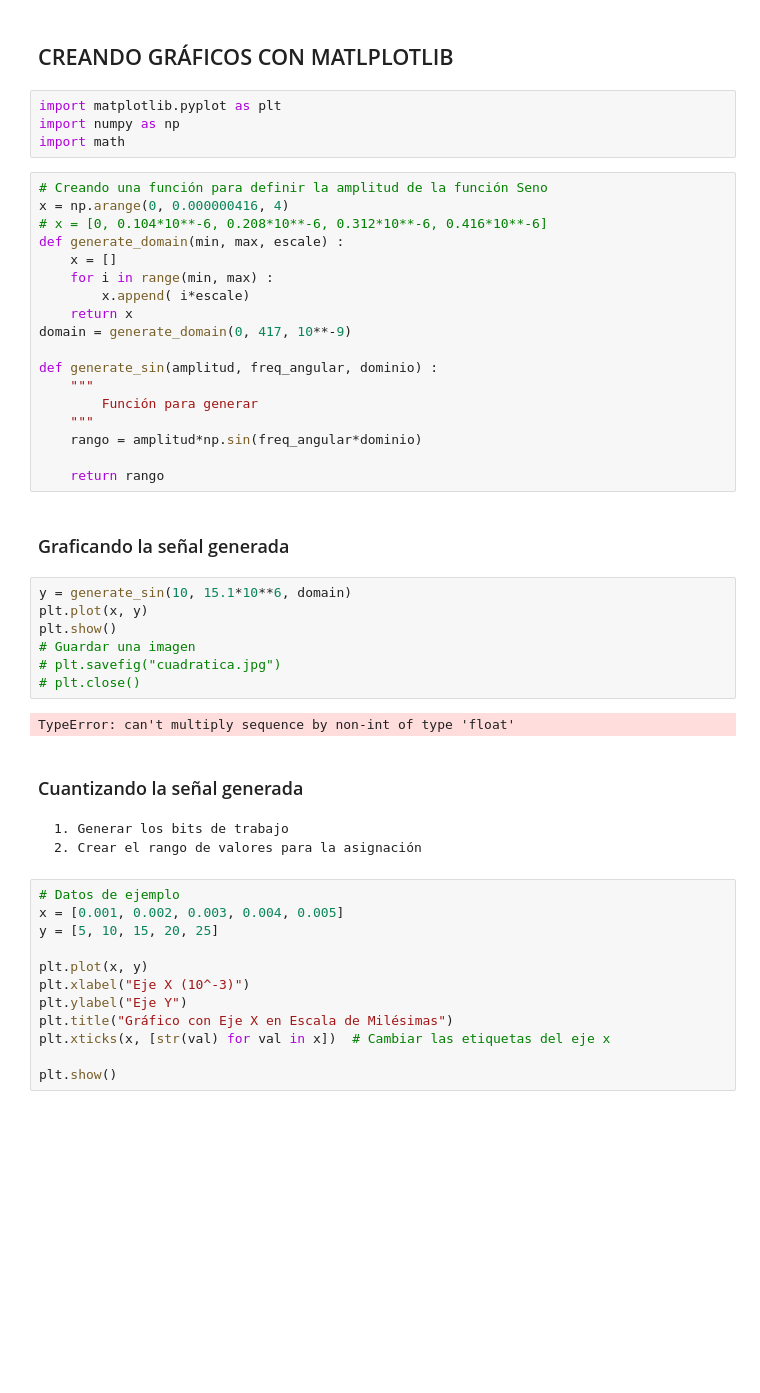
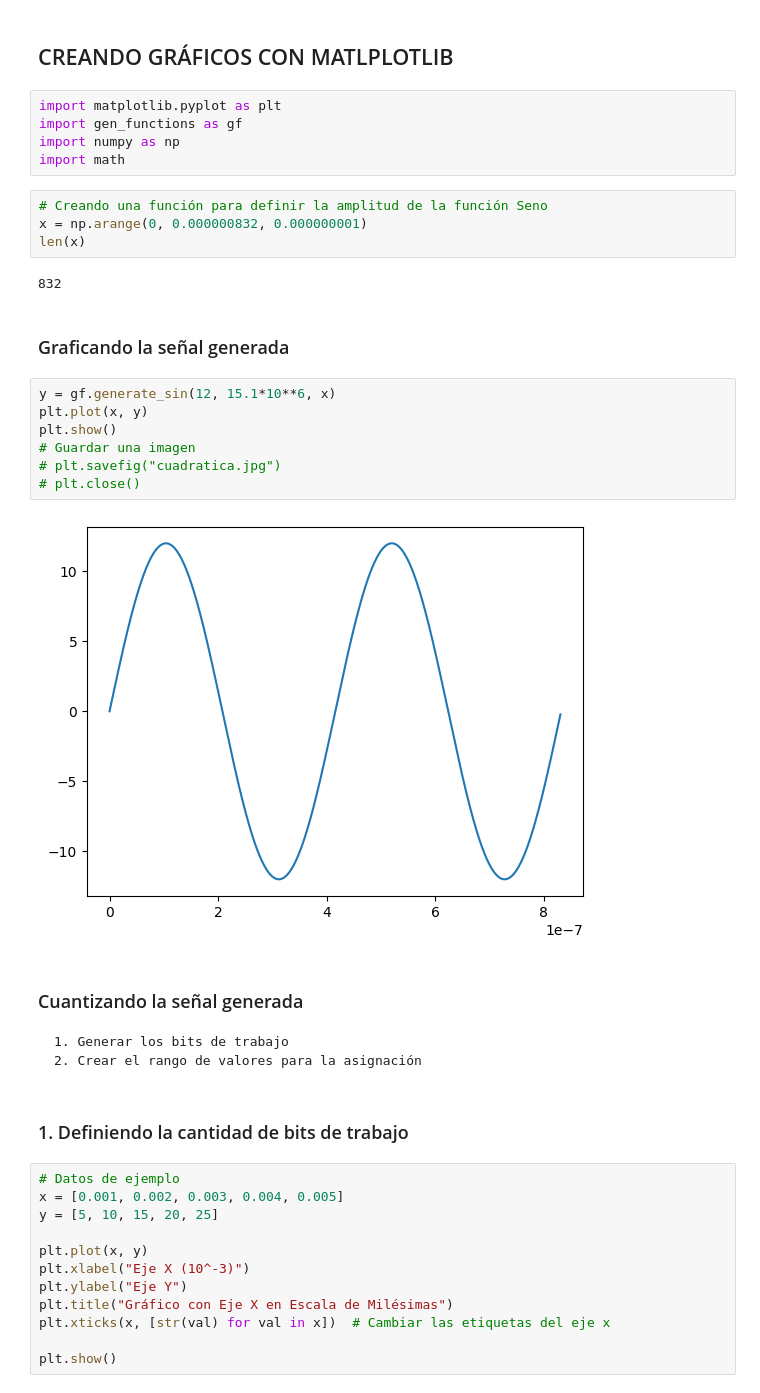
Before and after one commit to dbsalazarr/converter-ad-da, a Jupyter notebook: graphic_functions.ipynb, the cells around one changed output. Saved outputs shown, nothing was run; the diff lists cells and outputs as text; blank space fills up the shorter version.

```diff
--- a/graphic_functions.ipynb
+++ b/graphic_functions.ipynb
@@ -2,41 +2,32 @@
 ## CREANDO GRÁFICOS CON MATLPLOTLIB
 # %%
 import matplotlib.pyplot as plt
+import gen_functions as gf
 import numpy as np
 import math
 # %%
 # Creando una función para definir la amplitud de la función Seno
-x = np.arange(0, 0.000000416, 4)
-# x = [0, 0.104*10**-6, 0.208*10**-6, 0.312*10**-6, 0.416*10**-6]
-def generate_domain(min, max, escale) :
-    x = []
-    for i in range(min, max) :
-        x.append( i*escale)
-    return x
-domain = generate_domain(0, 417, 10**-9)
-
-def generate_sin(amplitud, freq_angular, dominio) :
-    """
-        Función para generar
-    """
-    rango = amplitud*np.sin(freq_angular*dominio)
-
-    return rango
+x = np.arange(0, 0.000000832, 0.000000001)
+len(x)
+# %% [output]
+832
 # %% [markdown]
 ### Graficando la señal generada
-# %%
-y = generate_sin(10, 15.1*10**6, domain)
-plt.plot(x, y)
-plt.show()
-# Guardar una imagen
-# plt.savefig("cuadratica.jpg")
-# plt.close()
-# %% [output]
-TypeError: can't multiply sequence by non-int of type 'float'
+# %%
+y = gf.generate_sin(12, 15.1*10**6, x)
+plt.plot(x, y)
+plt.show()
+# Guardar una imagen
+# plt.savefig("cuadratica.jpg")
+# plt.close()
+# %% [output]
+[figure, added]
 # %% [markdown]
 ### Cuantizando la señal generada
     1. Generar los bits de trabajo
     2. Crear el rango de valores para la asignación
+# %% [markdown]
+### 1. Definiendo la cantidad de bits de trabajo
 # %%
 # Datos de ejemplo
 x = [0.001, 0.002, 0.003, 0.004, 0.005]
```
Also changed, not shown: 1 other file.
